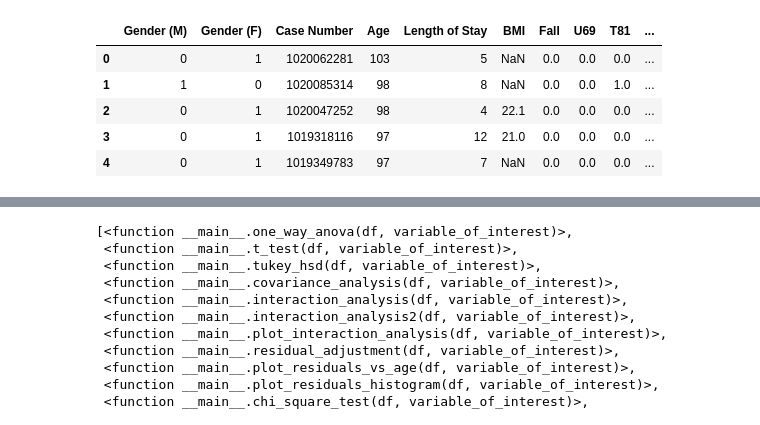
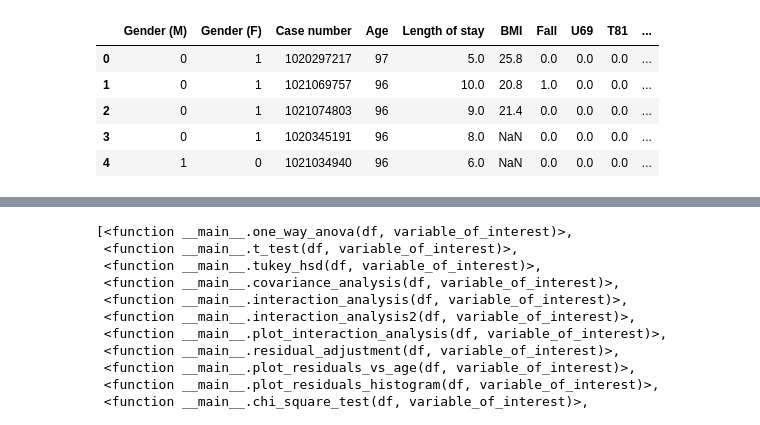
Before and after one commit to mehakrafiq/MedicalStats, a Jupyter notebook: Code/Notebook/Main_DataAnalysis.ipynb, the cells around one changed output, grey strips where cells are left out. Saved outputs shown, nothing was run; the diff lists cells and outputs as text; code cells hidden in the pictures.

```diff
--- a/Code/Notebook/Main_DataAnalysis.ipynb
+++ b/Code/Notebook/Main_DataAnalysis.ipynb
@@ -55,14 +55,14 @@ def read_and_clean_data(filepath, df_name):
     globals()[df_name] = treatment
 # %%
 #usage
-filepath = r'D:\OneDrive - National University of Sciences & Technology\Desktop\upwork\MedicalStats\Data\Raw\Treatment group 1.xlsx'
-read_and_clean_data(filepath, 'treatment_1')
-treatment_1.head()
+filepath = r'D:\OneDrive - National University of Sciences & Technology\Desktop\upwork\MedicalStats\Data\Raw\Treatment group 5.xlsx'
+read_and_clean_data(filepath, 'treatment_5')
+treatment_5.head()
 # %% [output]
-|  | Gender (M) | Gender (F) | Case Number | Age | Length of Stay | BMI | Fall | U69 | T81 | ... |
-| 0 | 0 | 1 | 1020062281 | 103 | 5 | NaN | 0.0 | 0.0 | 0.0 | ... |
-| 1 | 1 | 0 | 1020085314 | 98 | 8 | NaN | 0.0 | 0.0 | 1.0 | ... |
-| 2 | 0 | 1 | 1020047252 | 98 | 4 | 22.1 | 0.0 | 0.0 | 0.0 | ... |
-| 3 | 0 | 1 | 1019318116 | 97 | 12 | 21.0 | 0.0 | 0.0 | 0.0 | ... |
-| 4 | 0 | 1 | 1019349783 | 97 | 7 | NaN | 0.0 | 0.0 | 0.0 | ... |
+|  | Gender (M) | Gender (F) | Case number | Age | Length of stay | BMI | Fall | U69 | T81 | ... |
+| 0 | 0 | 1 | 1020297217 | 97 | 5.0 | 25.8 | 0.0 | 0.0 | 0.0 | ... |
+| 1 | 0 | 1 | 1021069757 | 96 | 10.0 | 20.8 | 1.0 | 0.0 | 0.0 | ... |
+| 2 | 0 | 1 | 1021074803 | 96 | 9.0 | 21.4 | 0.0 | 0.0 | 0.0 | ... |
+| 3 | 0 | 1 | 1020345191 | 96 | 8.0 | NaN | 0.0 | 0.0 | 0.0 | ... |
+| 4 | 1 | 0 | 1021034940 | 96 | 6.0 | NaN | 0.0 | 0.0 | 0.0 | ... |
 # %%
```
Also changed, not shown: parts of 8 cells of this notebook, 59 other files.
